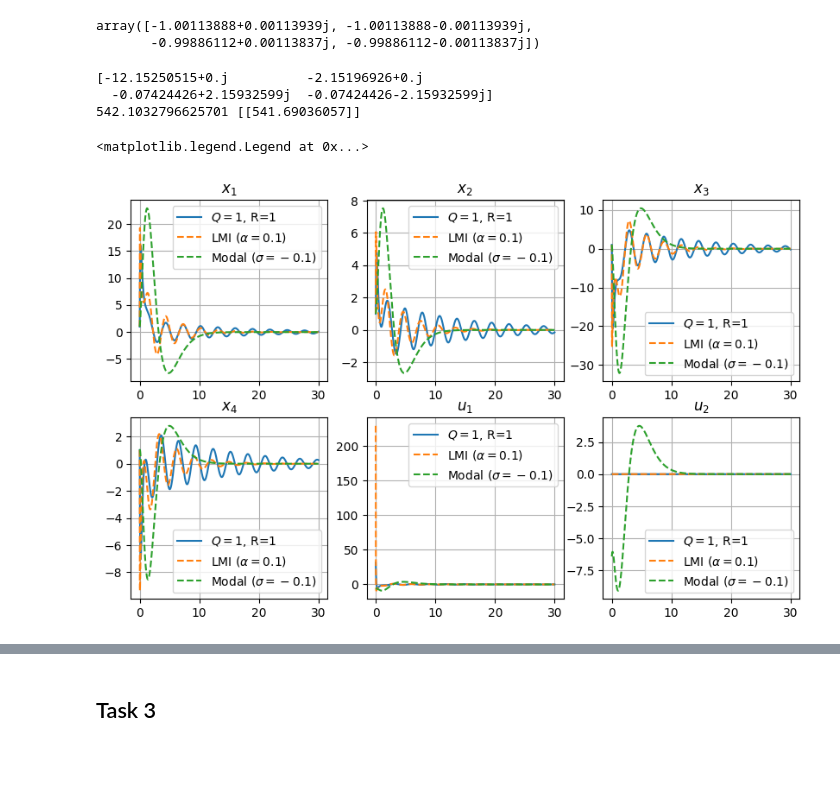
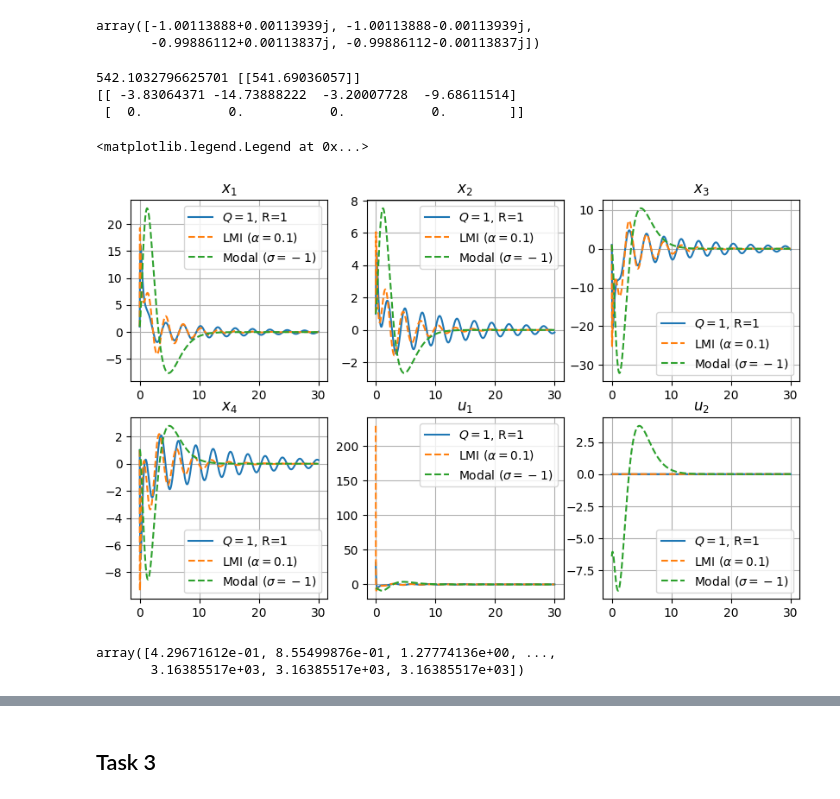
Before and after one commit to diuzhevVlad/control-theory-itmo-2023-2024, a Jupyter notebook: Lab10/Lab10.ipynb, the cells around one changed output, grey strips where cells are left out. Drawn from its saved outputs; the diff is of its cells as text; code cells hidden in the pictures; blank space fills up the shorter version.

```diff
--- a/Lab10/Lab10.ipynb
+++ b/Lab10/Lab10.ipynb
@@ -58,8 +58,9 @@ def control_LQR(a,b,q,r,t):
     j_teo = np.ones((4,1)).T @ p @ np.ones((4,1))
     u = -k@y.states
     j_num = np.sum(np.diagonal(y.states.T@q@y.states + u.T@r@u)*(t[-1]-t[-2]))
-    print(np.linalg.eigvals(a-b@k))
+    # print(np.linalg.eigvals(a-b@k))
     print(j_num,j_teo)
+    print(k)
 
     ax_1[0,0].plot(t, y.states[0],label=f"$Q={q[0,0]}$, R={r[0,0]}")
     ax_1[0,0].grid()
@@ -90,6 +91,7 @@ def control_LQR(a,b,q,r,t):
     ax_1[1,2].grid()
     ax_1[1,2].legend()
     ax_1[1,2].set_title("$u_2$")
+    return  np.cumsum(np.diagonal(y.states.T@q@y.states + u.T@r@u)*(t[-1]-t[-2]))
 # %%
 time_1 = np.linspace(0,30,int(30/0.005))
 # %%
@@ -151,32 +155,38 @@ array([-1.00113888+0.00113939j, -1.00113888-0.00113939j,
 # %%
 fig, ax_1 = plt.subplots(2,3,figsize=(10,6))
 fig.suptitle(f"")
 q, r = np.diag([1]*4), np.diag([1]*2)
-control_LQR(A,B,q,r,time_2)
+j_int = control_LQR(A,B,q,r,time_2)
 
 ax_1[0,0].plot(time_2, y_2_lmi.states[0],linestyle="--",label="LMI ($\\alpha=0.1$)")
 ax_1[0,1].plot(time_2, y_2_lmi.states[1],linestyle="--",label="LMI ($\\alpha=0.1$)")
 ax_1[0,2].plot(time_2, y_2_lmi.states[2],linestyle="--",label="LMI ($\\alpha=0.1$)")
 ax_1[1,0].plot(time_2, y_2_lmi.states[3],linestyle="--",label="LMI ($\\alpha=0.1$)")
 ax_1[1,1].plot(time_2, (k_lmi@y_2_lmi.states)[0],linestyle="--",label="LMI ($\\alpha=0.1$)")
 ax_1[1,2].plot(time_2, (k_lmi@y_2_lmi.states)[1],linestyle="--",label="LMI ($\\alpha=0.1$)")
 
-ax_1[0,0].plot(time_2, y_2_mod.states[0],linestyle="--",label="Modal ($\sigma=-0.1$)")
-ax_1[0,1].plot(time_2, y_2_mod.states[1],linestyle="--",label="Modal ($\sigma=-0.1$)")
-ax_1[0,2].plot(time_2, y_2_mod.states[2],linestyle="--",label="Modal ($\sigma=-0.1$)")
-ax_1[1,0].plot(time_2, y_2_mod.states[3],linestyle="--",label="Modal ($\sigma=-0.1$)")
-ax_1[1,1].plot(time_2, (k_2_mod@y_2_mod.states)[0],linestyle="--",label="Modal ($\sigma=-0.1$)")
-ax_1[1,2].plot(time_2, (k_2_mod@y_2_mod.states)[1],linestyle="--",label="Modal ($\sigma=-0.1$)")
+ax_1[0,0].plot(time_2, y_2_mod.states[0],linestyle="--",label="Modal ($\sigma=-1$)")
+ax_1[0,1].plot(time_2, y_2_mod.states[1],linestyle="--",label="Modal ($\sigma=-1$)")
+ax_1[0,2].plot(time_2, y_2_mod.states[2],linestyle="--",label="Modal ($\sigma=-1$)")
+ax_1[1,0].plot(time_2, y_2_mod.states[3],linestyle="--",label="Modal ($\sigma=-1$)")
+ax_1[1,1].plot(time_2, (k_2_mod@y_2_mod.states)[0],linestyle="--",label="Modal ($\sigma=-1$)")
+ax_1[1,2].plot(time_2, (k_2_mod@y_2_mod.states)[1],linestyle="--",label="Modal ($\sigma=-1$)")
 
 ax_1[0,0].legend()
 ax_1[0,1].legend()
 ax_1[0,2].legend()
 ax_1[1,0].legend()
 ax_1[1,1].legend()
 ax_1[1,2].legend()
 # %% [output]
-[-12.15250515+0.j          -2.15196926+0.j
-  -0.07424426+2.15932599j  -0.07424426-2.15932599j]
 542.1032796625701 [[541.69036057]]
+[[ -3.83064371 -14.73888222  -3.20007728  -9.68611514]
+ [  0.           0.           0.           0.        ]]
 <matplotlib.legend.Legend at 0x...>
-[figure, old version]
+[figure, new version]
+# %%
+u_mod = k_2_mod@y_2_mod.states
+np.cumsum(np.diagonal(y_2_mod.states.T@q@y_2_mod.states + u_mod.T@r@u_mod)*(time_2[-1]-time_2[-2]))
+# %% [output]
+array([4.29671612e-01, 8.55499876e-01, 1.27774136e+00, ...,
+       3.16385517e+03, 3.16385517e+03, 3.16385517e+03])
```
Also changed, not shown: parts of 12 cells of this notebook, 15 other files.
